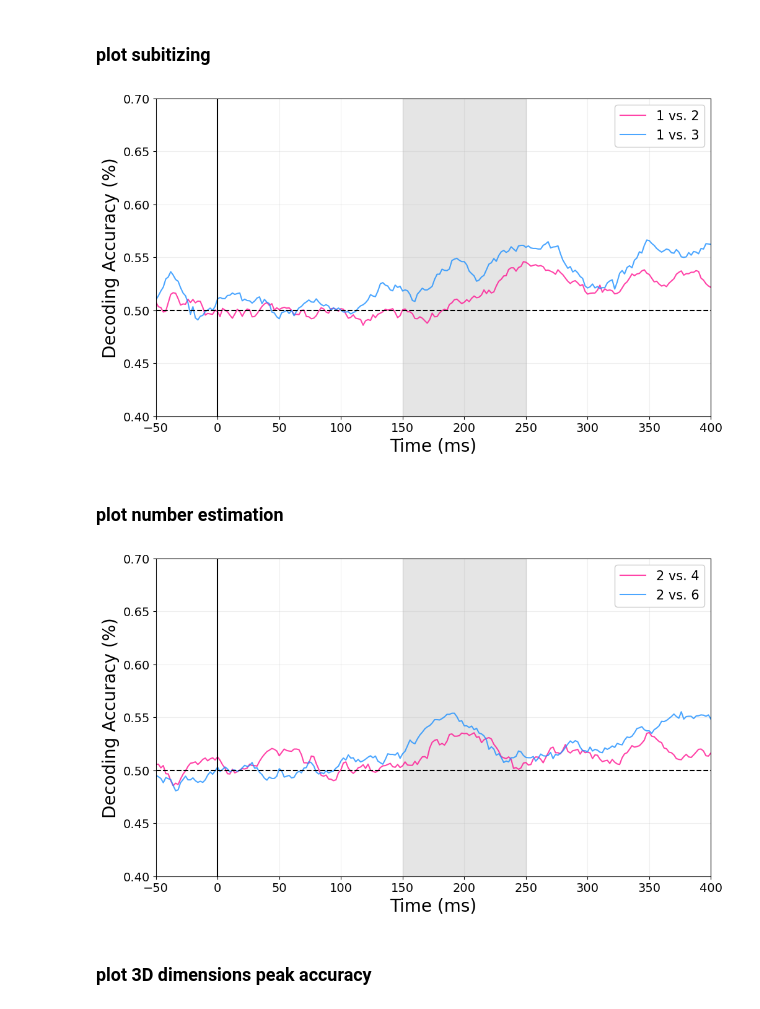
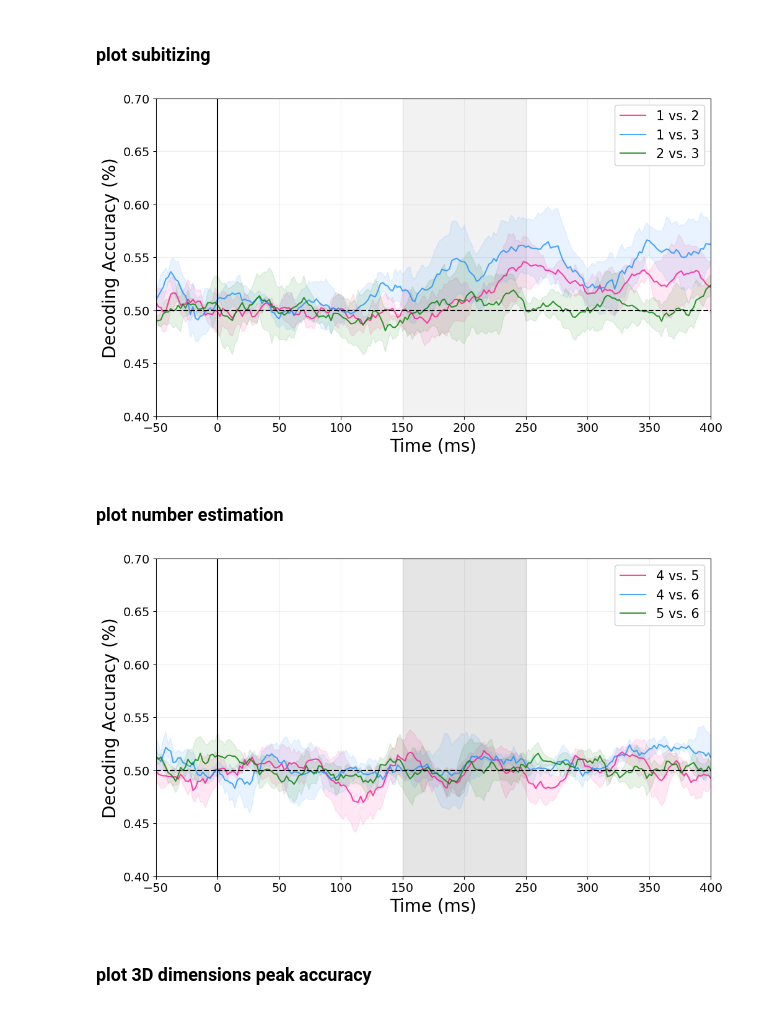
Before and after one commit to KazukiMaruo/2025_MINT, a Jupyter notebook: code/1st-level/3_decoding_visualization.ipynb, the cells around one changed output. Cells and saved outputs as stored; diff of their text form; code cells hidden in the pictures.

```diff
--- a/code/1st-level/3_decoding_visualization.ipynb
+++ b/code/1st-level/3_decoding_visualization.ipynb
@@ -379,14 +397,28 @@ plt.figure(figsize=(10, 6))
 
 # Add a gray shaded area between 150ms and 250ms
 if group == 'adult':
-    plt.axvspan(150, 250, color='gray', alpha=0.2)
+    plt.axvspan(150, 250, color='gray', alpha=0.1)
 else:
-    plt.axvspan(250, 300, color='gray', alpha=0.2)
+    plt.axvspan(250, 300, color='gray', alpha=0.1)
 
 alpha=0.8
-plt.plot(x, average_df['1 vs. 2'], label='1 vs. 2', alpha=alpha, color = 'deeppink')
-plt.plot(x, average_df['1 vs. 3'], label='1 vs. 3', alpha=alpha, color = 'dodgerblue')
 
+# Define columns to plot
+columns_to_plot = ['1 vs. 2', '1 vs. 3', '2 vs. 3']
+colors = ['deeppink', 'dodgerblue', 'green']
+
+for col, color in zip(columns_to_plot, colors):
+    # Plot mean curve
+    plt.plot(x, average_df[col], label=col, alpha=alpha, color=color)
+
+    # Plot shaded standard deviation
+    plt.fill_between(
+        x,
+        average_df[col] - std_dev_df[col],  # Mean - Std Dev
+        average_df[col] + std_dev_df[col],  # Mean + Std Dev
+        color=color,
+        alpha=0.1
+    )
 
 # Customize the plot
 plt.xlabel('Time (ms)', size=20)
@@ -408,7 +440,7 @@ plt.savefig(f"{path}/avg_timeresolved_decoding_subitizing.png", dpi=300, bbox_in
 plt.show()
 ### ~~~~~~~~~~~~~~ Plot subitizing ~~~~~~~~~~~~~~
 # %% [output]
-[figure, old version]
+[figure, new version]
 # %% [markdown]
 ### plot number estimation
 # %%
@@ -419,37 +451,51 @@ x = np.linspace(-100,1000,551)
 
 plt.figure(figsize=(10, 6))
 
 # Add a gray shaded area between 150ms and 250ms
 if group == 'adult':
     plt.axvspan(150, 250, color='gray', alpha=0.2)
 else:
     plt.axvspan(250, 350, color='gray', alpha=0.2)
 
 alpha=0.8
-plt.plot(x, average_df['2 vs. 4'], label='2 vs. 4', alpha=alpha, color = 'deeppink')
-plt.plot(x, average_df['2 vs. 6'], label='2 vs. 6', alpha=alpha, color = 'dodgerblue')
+# Define columns to plot
+columns_to_plot = ['4 vs. 5', '4 vs. 6', '5 vs. 6']
+colors = ['deeppink', 'dodgerblue', 'green']
+
+for col, color in zip(columns_to_plot, colors):
+    # Plot mean curve
+    plt.plot(x, average_df[col], label=col, alpha=alpha, color=color)
+
+    # Plot shaded standard deviation
+    plt.fill_between(
+        x,
+        average_df[col] - std_dev_df[col],  # Mean - Std Dev
+        average_df[col] + std_dev_df[col],  # Mean + Std Dev
+        color=color,
+        alpha=0.1
+    )
 
 
 # Customize the plot
 plt.xlabel('Time (ms)', size=20)
 plt.ylabel('Decoding Accuracy (%)', size=20)
 plt.legend(loc='upper right', fontsize=15, framealpha=1)
 plt.grid(alpha=0.2)
 plt.axvline(0, color='black')
 plt.axhline(0.5,color='black', linestyle='--')
 plt.tight_layout()
 plt.xlim(-50,400)
 plt.ylim(0.4, 0.7)
 # Increase font size for axis scales
 plt.tick_params(axis='both', which='major', labelsize=14)  # Adjust 'labelsize' as needed
 
 
 # save the image
-plt.savefig(f"{path}/avg_timeresolved_decoding_estimation.png", dpi=300, bbox_inches='tight')
+plt.savefig(f"{path}/avg_timeresolved_decoding_beyondsubitizing.png", dpi=300, bbox_inches='tight')
 
 plt.show()
 # %% [output]
-[figure, old version]
+[figure, new version]
 # %% [markdown]
 ### plot 3D dimensions peak accuracy
 # %%
```
Also changed, not shown: parts of 1 cell of this notebook.
